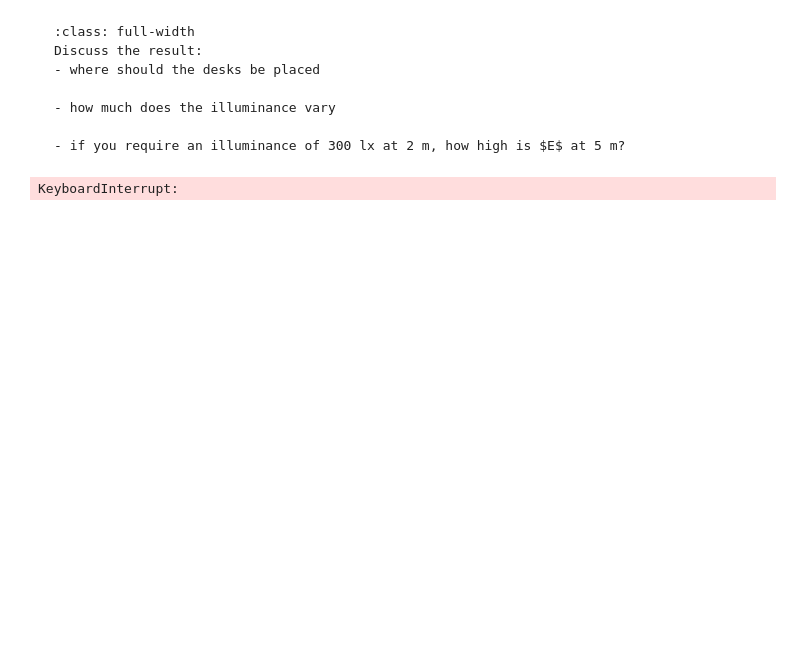
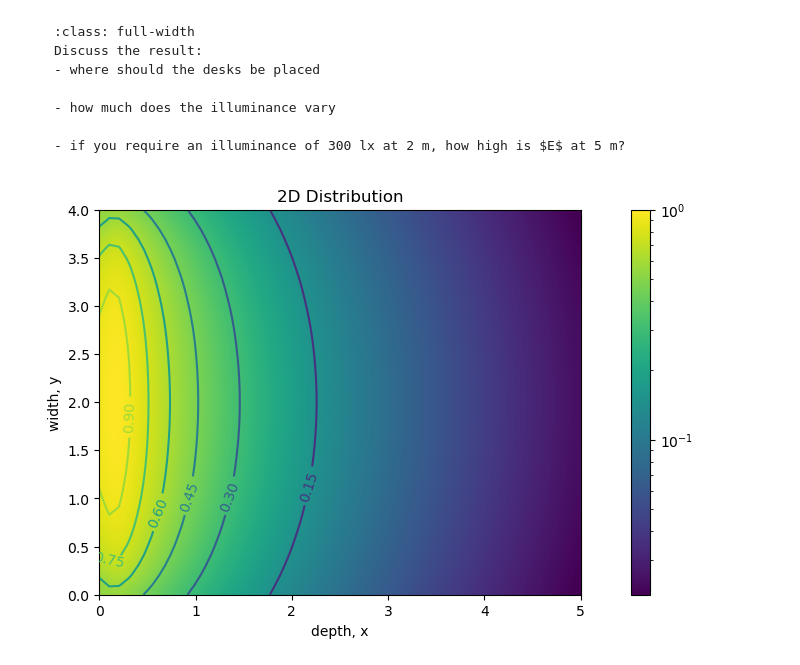
Before and after one commit to GitAndi18/Light, a Jupyter notebook: _build/jupyter_execute/Ch_1/RadProp_240411.ipynb, the cells around one changed output. Saved outputs shown, nothing was run; the diff lists cells and outputs as text; code cells hidden in the pictures; blank space fills up the shorter version.

````diff
--- a/_build/jupyter_execute/Ch_1/RadProp_240411.ipynb
+++ b/_build/jupyter_execute/Ch_1/RadProp_240411.ipynb
@@ -101,23 +107,27 @@ Discuss the result:
 
 - if you require an illuminance of 300 lx at 2 m, how high is $E$ at 5 m?
 ```
-# %%
-Nx, Ny = (int(10*a), int(10*b))
-x2 = np.linspace(0, a, Nx)
-y2 = np.linspace(0, b, Ny)
-
-res_2D = np.zeros((Nx, Ny))
-for nx, xx in enumerate(x2):
-    for ny, yy in enumerate(y2):
-        r, err = integrate.dblquad(E, 0, b, 0.2, h, args=(xx, yy))
-        res_2D[nx, ny] = r
-
-fig = plt.figure(figsize=(13, 5))
-plt.imshow(res_2D / np.max(res_2D), extent = [0, b, 0, a], norm='log', interpolation='bilinear', aspect='0.5', origin='lower')
-plt.colorbar()
-plt.title('2D Distribution')
-plt.ylabel('depth')
-plt.xlabel('width')
-plt.show()
-# %% [output]
-KeyboardInterrupt:
+# %%
+Nx, Ny = (int(10*a), int(10*b))
+x2 = np.linspace(0, a, Nx)
+y2 = np.linspace(0, b, Ny)
+
+res_2D = np.zeros((Ny, Nx))
+for nx, xx in enumerate(x2):
+    for ny, yy in enumerate(y2):
+        r, err = integrate.dblquad(E, 0, b, 0.2, h, args=(xx, yy))
+        res_2D[ny, nx] = r
+# %%
+fig = plt.figure(figsize=(13, 5))
+plt.imshow(res_2D / np.max(res_2D), extent = [0, ax, 0, by], norm='log', interpolation='bilinear', aspect='1', origin='lower')
+plt.colorbar()
+X, Y = np.meshgrid(x2, y2)
+#levels = np.arange(0, 0.9, 0.2)
+CS = plt.contour(X, Y, res_2D / np.max(res_2D))#, levels=levels)
+plt.clabel(CS, inline=1, fontsize=10)
+plt.title('2D Distribution')
+plt.ylabel('width, y')
+plt.xlabel('depth, x')
+plt.show()
+# %% [output]
+[figure, added]
````
Also changed, not shown: parts of 3 cells of this notebook, 32 other files.
